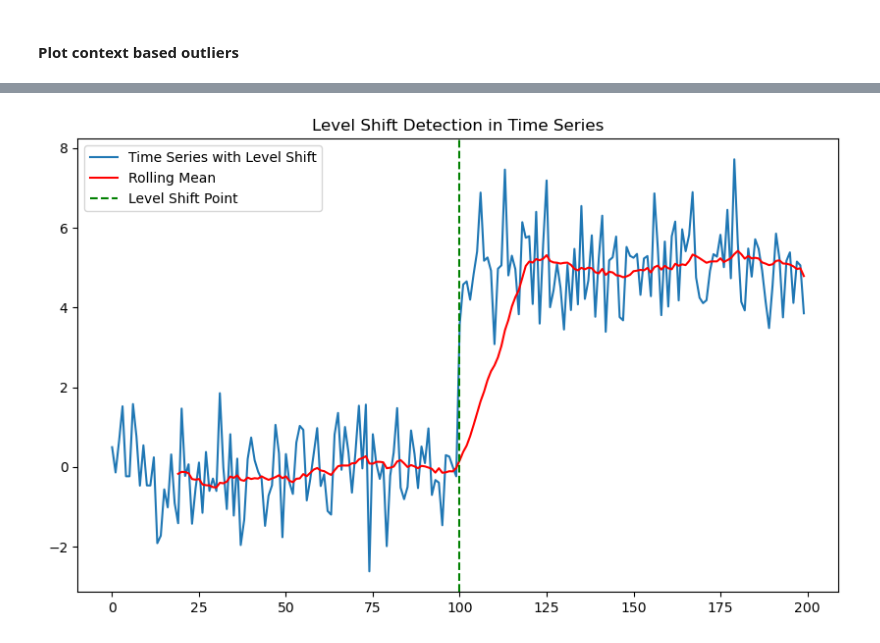
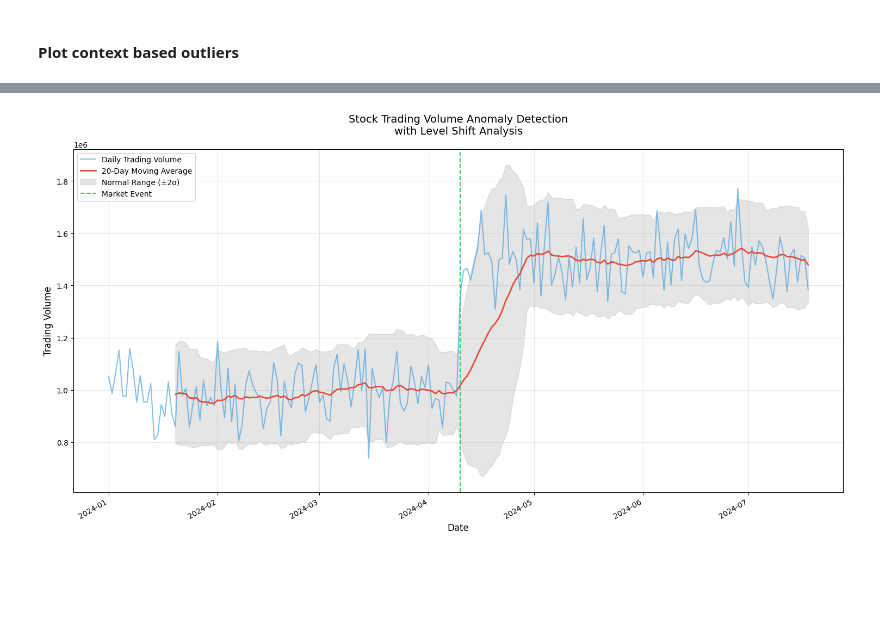
Before and after one commit to anishiisc/Anomaly-Detection, a Jupyter notebook: Introduction_to_Anomaly_Detection.ipynb, the cells around one changed output, grey strips where cells are left out. Saved outputs shown, nothing was run; the diff lists cells and outputs as text; code cells hidden in the pictures; blank space fills up the shorter version.

```diff
--- a/Introduction_to_Anomaly_Detection.ipynb
+++ b/Introduction_to_Anomaly_Detection.ipynb
@@ -613,26 +1208,80 @@ plt.show()
 # %%
 import numpy as np
 import matplotlib.pyplot as plt
 from statsmodels.tsa.seasonal import seasonal_decompose
+from datetime import datetime, timedelta
 
-# Simulate time series with level shift
+# Set random seed for reproducibility
 np.random.seed(42)
-n = 200
-time = np.arange(n)
-data = np.random.normal(loc=0, scale=1, size=n)
-data[100:] += 5  # Introduce a level shift at t=100
 
-# Detect level shift using moving average
-window_size = 20
-rolling_mean = np.convolve(data, np.ones(window_size)/window_size, mode='valid')
+# Generate daily trading volume data
+n_days = 200
+base_volume = 1000000  # Base trading volume
+noise_level = 100000   # Random variation in volume
+shift_magnitude = 500000  # Volume increase after event
+window_size = 20  # Moving average window (20 trading days)
 
-# Plot original time series and rolling mean
-plt.figure(figsize=(10,6))
-plt.plot(time, data, label="Time Series with Level Shift")
-plt.plot(time[window_size-1:], rolling_mean, label="Rolling Mean", color='red')
-plt.axvline(x=100, color='green', linestyle='--', label="Level Shift Point")
-plt.title("Level Shift Detection in Time Series")
-plt.legend()
+# Generate time points
+dates = [datetime(2024, 1, 1) + timedelta(days=x) for x in range(n_days)]
+trading_volume = np.random.normal(loc=base_volume, scale=noise_level, size=n_days)
+
+# Introduce level shift at t=100 (market event)
+trading_volume[100:] += shift_magnitude
+
+# Calculate rolling mean
+rolling_mean = np.convolve(trading_volume,
+                          np.ones(window_size)/window_size,
+                          mode='valid')
+
+# Calculate rolling standard deviation for anomaly detection
+rolling_std = np.array([np.std(trading_volume[i:i+window_size])
+                       for i in range(len(trading_volume)-window_size+1)])
+
+# Define anomaly thresholds (2 standard deviations)
+upper_bound = rolling_mean + 2*rolling_std
+lower_bound = rolling_mean - 2*rolling_std
+
+# Plot the results
+plt.figure(figsize=(15, 8))
+
+# Plot original volume
+plt.plot(dates, trading_volume, label="Daily Trading Volume",
+         color='#3498DB', alpha=0.6)
+
+# Plot rolling mean
+plt.plot(dates[window_size-1:], rolling_mean,
+         label="20-Day Moving Average",
+         color='#E74C3C', linewidth=2)
+
+# Plot anomaly bounds
+plt.fill_between(dates[window_size-1:],
+                 upper_bound, lower_bound,
+                 color='gray', alpha=0.2,
+                 label='Normal Range (±2σ)')
+
+# Add event line
+plt.axvline(x=dates[100], color='#2ECC71', linestyle='--',
+            label="Market Event")
+
+plt.title("Stock Trading Volume Anomaly Detection\nwith Level Shift Analysis",
+          fontsize=14, pad=20)
+plt.xlabel("Date", fontsize=12)
+plt.ylabel("Trading Volume", fontsize=12)
+plt.legend(fontsize=10)
+plt.grid(True, alpha=0.3)
+plt.gcf().autofmt_xdate()
+
+plt.tight_layout()
 plt.show()
+
+# Print analysis
+pre_event_avg = np.mean(trading_volume[:100])
+post_event_avg = np.mean(trading_volume[100:])
+volume_increase = (post_event_avg - pre_event_avg) / pre_event_avg * 100
+
+print(f"\nTrading Volume Analysis:")
+print(f"Pre-Event Average Volume: {pre_event_avg:,.0f}")
+print(f"Post-Event Average Volume: {post_event_avg:,.0f}")
+print(f"Percentage Increase: {volume_increase:.1f}%")
 # %% [output]
-[figure, old version]
+[figure, new version]
```
Also changed, not shown: parts of 61 cells of this notebook.
